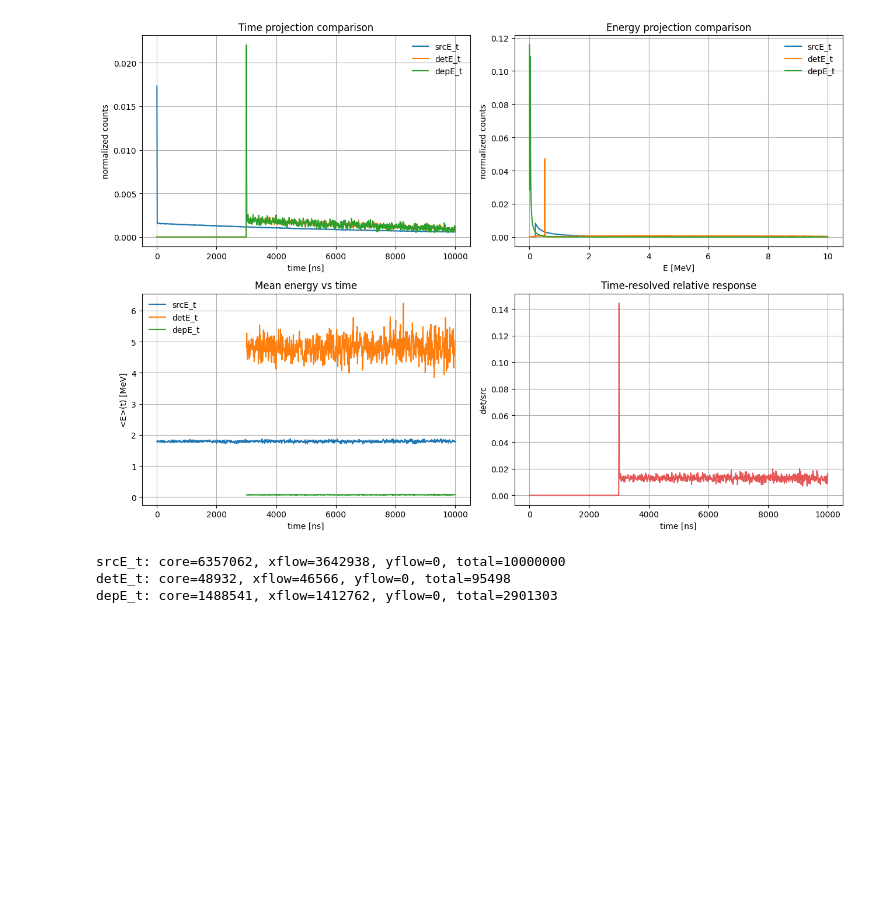
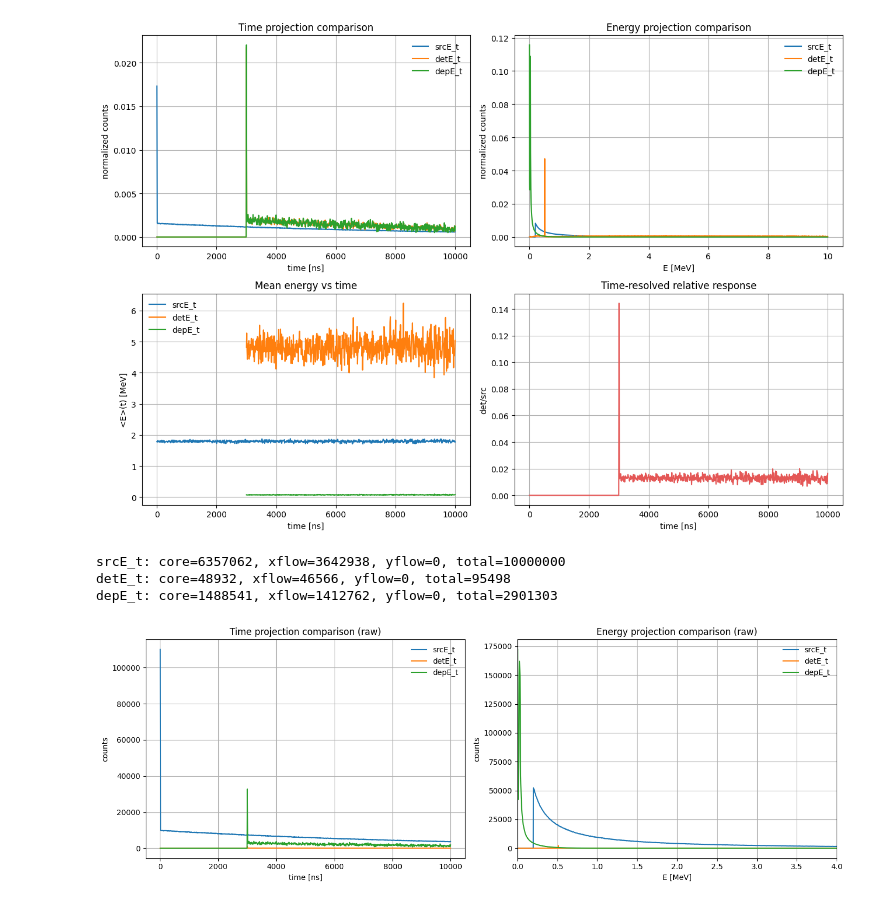
Before and after one commit to Qingshan-Yu-Astrophotonics/TGF-data-processing, a Jupyter notebook: root-reader.ipynb, the cells around one changed output. Saved outputs shown, nothing was run; the diff lists cells and outputs as text; code cells hidden in the pictures; blank space fills up the shorter version.

Commit message:
update plots

```diff
--- a/root-reader.ipynb
+++ b/root-reader.ipynb
@@ -463,3 +463,34 @@ for name in ["srcE_t", "detE_t", "depE_t"]:
 srcE_t: core=6357062, xflow=3642938, yflow=0, total=10000000
 detE_t: core=48932, xflow=46566, yflow=0, total=95498
 depE_t: core=1488541, xflow=1412762, yflow=0, total=2901303
+# %%
+# Projections and derived curves from TH2 (NO normalization)
+# Left: N(t) = sum_E H(t,E)
+# Right: N(E) = sum_t H(t,E)
+# NOTE: scales can differ by orders of magnitude; switch to log-y if needed.
+
+fig, axes = plt.subplots(1, 2, figsize=(14, 5))
+
+# Time projection comparison: raw counts vs time
+axes[0].plot(src_t, src_nt, label='srcE_t')
+axes[0].plot(det_t, det_nt, label='detE_t')
+axes[0].plot(dep_t, dep_nt, label='depE_t')
+axes[0].set_xlabel('time [ns]')
+axes[0].set_ylabel('counts')
+axes[0].set_title('Time projection comparison (raw)')
+axes[0].legend(frameon=False)
+
+# Energy projection comparison: raw counts vs energy
+axes[1].plot(src_e, src_ne, label='srcE_t')
+axes[1].plot(det_e, det_ne, label='detE_t')
+axes[1].plot(dep_e, dep_ne, label='depE_t')
+axes[1].set_xlabel('E [MeV]')
+axes[1].set_ylabel('counts')
+axes[1].set_title('Energy projection comparison (raw)')
+axes[1].legend(frameon=False)
+axes[1].set_xlim(0, 4)
+
+plt.tight_layout()
+plt.show()
+# %% [output]
+[figure, added]
```
